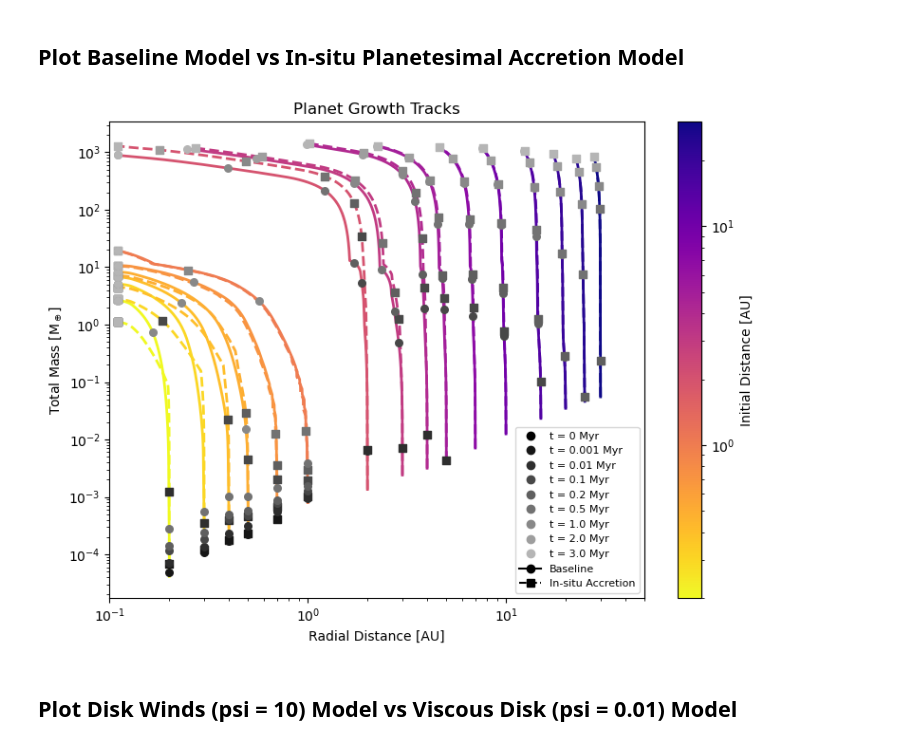
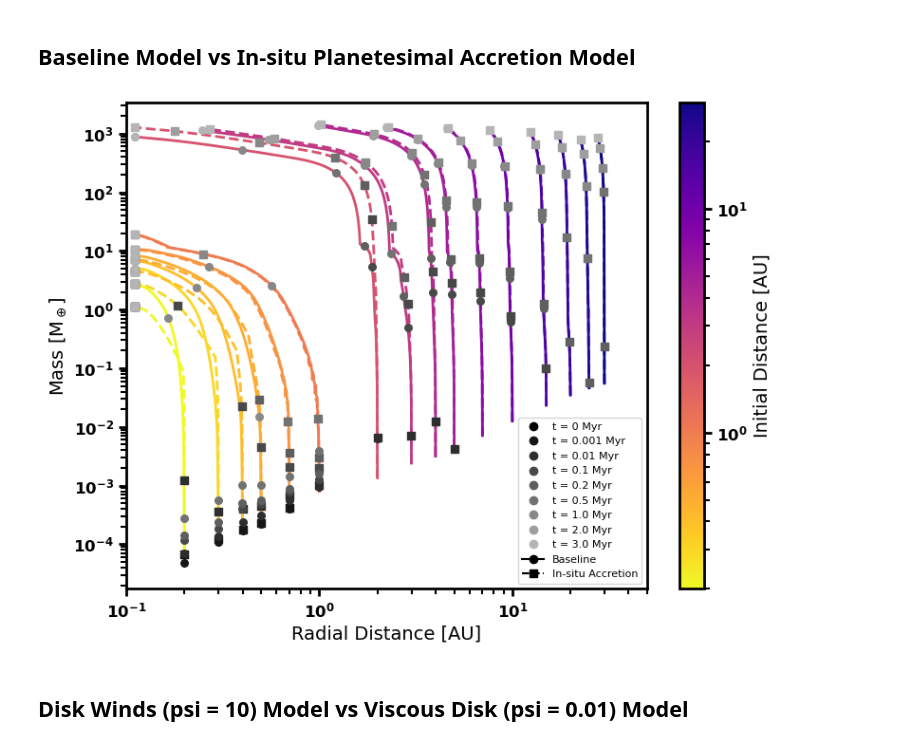
Before and after one commit to BenT1105/DiscEvolution, a Jupyter notebook: notebooks/growth_tracks.ipynb, the cells around one changed output. Cells and saved outputs as stored; diff of their text form; code cells hidden in the pictures.

Commit message:
Updated plot formatting

```diff
--- a/notebooks/growth_tracks.ipynb
+++ b/notebooks/growth_tracks.ipynb
@@ -167,2 +274,2 @@ def load_data(data_dir, config_dir):
 # %% [markdown]
-## Plot Baseline Model vs In-situ Planetesimal Accretion Model
+## Baseline Model vs In-situ Planetesimal Accretion Model
@@ -189,16 +275,0 @@ save_figures = True
-# %%
-## Extract data for plotting
-
-R_imp = config["planets"]["Rp"]
-Rp = data["Rp"]
-Mcs = data["Mcs"]
-Mes = data["Mes"]
-
-R_imp_PA = config_PA["planets"]["Rp"]
-Rp_PA = data_PA["Rp"]
-Mcs_PA = data_PA["Mcs"]
-Mes_PA = data_PA["Mes"]
-
-t = data["t"]
-t_PA = data_PA["t"]
-t_interval = config["simulation"]["t_interval"]
@@ -214,83 +276,76 @@ color_reds = plt.cm.Reds(np.linspace(1, 0.4, n_times))
 # %%
-## Plot planet growth tracks, colored by initial radial distance
-
-from matplotlib.colors import LogNorm
-from matplotlib.lines import Line2D
-from matplotlib.cm import ScalarMappable
-
-n_planets = len(Rp)
-n_planets_PA = len(Rp_PA)
-n_times = len(t_interval)
+## Extract the initial radius of each planet from the growth tracks to normalize the color map
 
 def initial_radius(track):
     return track[~np.isnan(track)][0]
 
-R0 = [initial_radius(Rp[i]) for i in range(n_planets)]
-R0_PA = [initial_radius(Rp_PA[i]) for i in range(n_planets_PA)]
+R0_baseline = [initial_radius(Rp_baseline[i]) for i in range(n_planets_baseline)]
+R0_winds = [initial_radius(Rp_winds[i]) for i in range(n_planets_winds)]
 
 fig, ax = plt.subplots(figsize = (8, 6))
 
 cmap = plt.get_cmap('plasma_r')
 
-R0_all = R0 + R0_PA
+R0_all = R0_baseline + R0_winds
 norm = LogNorm(vmin = min(R0_all), vmax = max(R0_all))
 
 ## Baseline growth tracks (solid)
 
-for i in range(n_planets):
-    y = Mcs[i] + Mes[i]
-    color = cmap(norm(R0[i]))
+for i in range(n_planets_baseline):
+    y = Mcs_baseline[i] + Mes_baseline[i]
+    color = cmap(norm(R0_baseline[i]))
 
-    ax.plot(Rp[i], y, color = color, linestyle = 'solid', linewidth = 2, zorder = 1)
+    ax.plot(Rp_baseline[i], y, color = color, linestyle = 'solid', linewidth = 2, zorder = 1)
 
     for j in range(n_times):
-        k = np.argmin(np.abs(t / 1e6 - t_interval[j]))
+        k = np.argmin(np.abs(t_baseline / 1e6 - t_interval[j]))
 
-        ax.scatter(Rp[i][k], y[k], color = color_greys[j], marker = 'o', s = 30, zorder = 3)
+        ax.scatter(Rp_baseline[i][k], y[k], color = color_greys[j], marker = 'o', s = 30, zorder = 3)
 
-## Planetesimal accretion growth tracks (dashed)
+## In-situ accretion growth tracks (dashed)
 
-for i in range(n_planets_PA):
-    y_PA = Mcs_PA[i] + Mes_PA[i]
-    color = cmap(norm(R0_PA[i]))
+for i in range(n_planets_winds):
+    y_winds = Mcs_winds[i] + Mes_winds[i]
+    color = cmap(norm(R0_winds[i]))
 
-    ax.plot(Rp_PA[i], y_PA, color = color, linestyle = 'dashed', linewidth = 2, zorder = 1)
+    ax.plot(Rp_winds[i], y_winds, color = color, linestyle = 'dashed', linewidth = 2, zorder = 1)
 
     for j in range(n_times):
-        k_PA = np.argmin(np.abs(t_PA / 1e6 - t_interval[j]))
+        k = np.argmin(np.abs(t_winds / 1e6 - t_interval[j]))
 
-        ax.scatter(Rp_PA[i][k_PA], y_PA[k_PA], color = color_greys[j], marker = 's', s = 30, zorder = 2)
+        ax.scatter(Rp_winds[i][k], y_winds[k], color = color_greys[j], marker = 's', s = 30, zorder = 2)
 
 ax.set_xlim(1e-1, 1e2 / 2)
 ax.set_xscale('log')
 ax.set_yscale('log')
 ax.set_xlabel('Radial Distance [AU]')
-ax.set_ylabel(r'Total Mass [M$_\oplus$]')
-ax.set_title('Planet Growth Tracks')
+ax.set_ylabel(r'Mass [M$_\oplus$]')
 
 sm = ScalarMappable(cmap = cmap, norm = norm)
 cbar = fig.colorbar(sm, ax = ax)
 cbar.set_label('Initial Distance [AU]')
 
 ## Legend entries
 
 time_handles = [
     Line2D([0], [0], color = color_greys[j], marker = 'o', linestyle = 'None', label = f't = {t_interval[j]} Myr')
     for j in range(n_times)]
 
 style_handles = [
     Line2D([0], [0], color = 'black', linestyle = 'solid', marker = 'o', label = 'Baseline'),
     Line2D([0], [0], color = 'black', linestyle = 'dashed', marker = 's', label = 'In-situ Accretion')]
 
+bold_ticks(ax, cbar.ax)
+
 ax.legend(handles = time_handles + style_handles, loc = 'lower right', fontsize = 8)
 
 plt.tight_layout()
 
 if save_figures:
     plt.savefig(f"{figure_dir}growth_tracks_baseline_vs_insitu.png")
 
 plt.show()
 # %% [output]
-[figure, old version]
+[figure, new version]
 # %% [markdown]
-## Plot Disk Winds (psi = 10) Model vs Viscous Disk (psi = 0.01) Model
+## Disk Winds (psi = 10) Model vs Viscous Disk (psi = 0.01) Model
```
Also changed, not shown: parts of 17 cells of this notebook, 3 other files.
